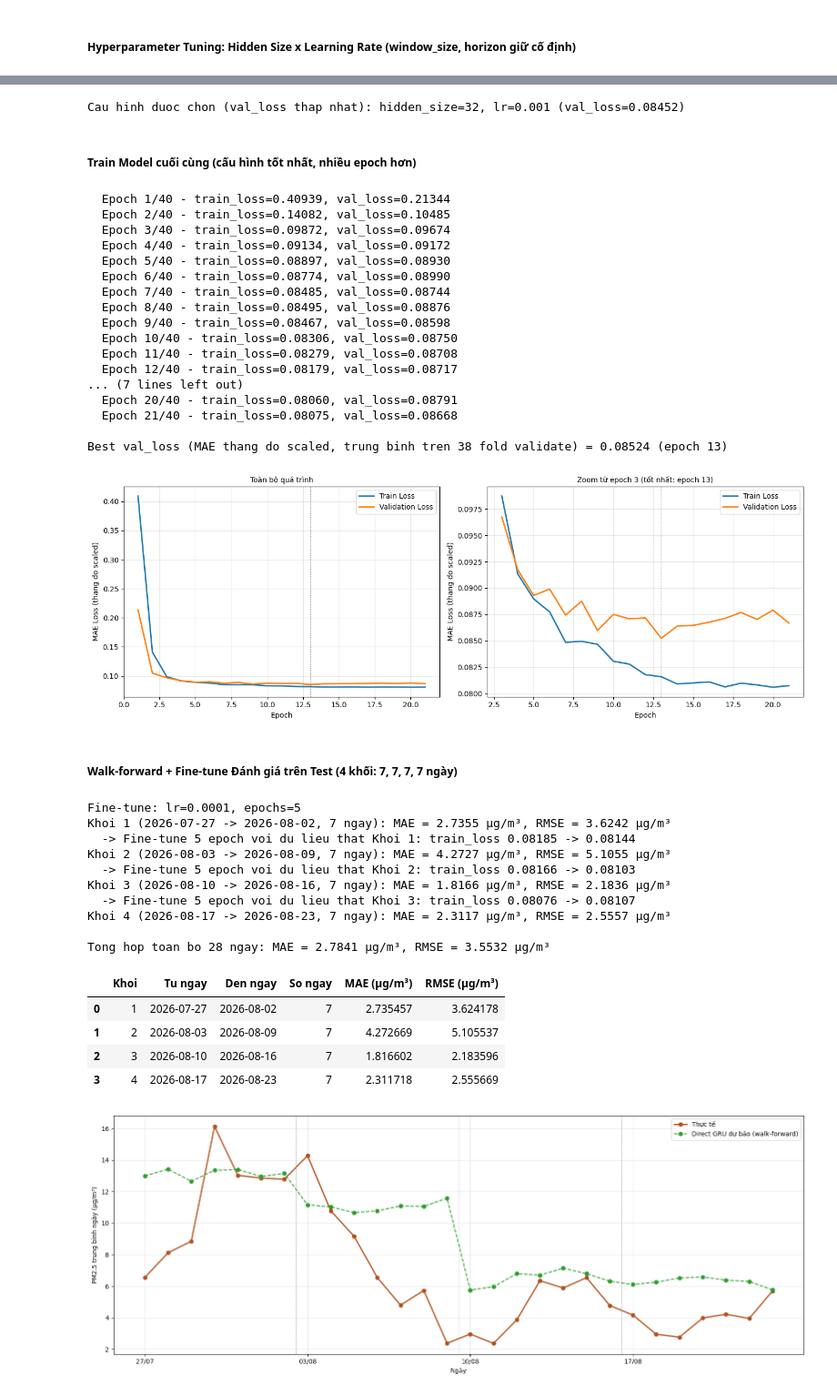
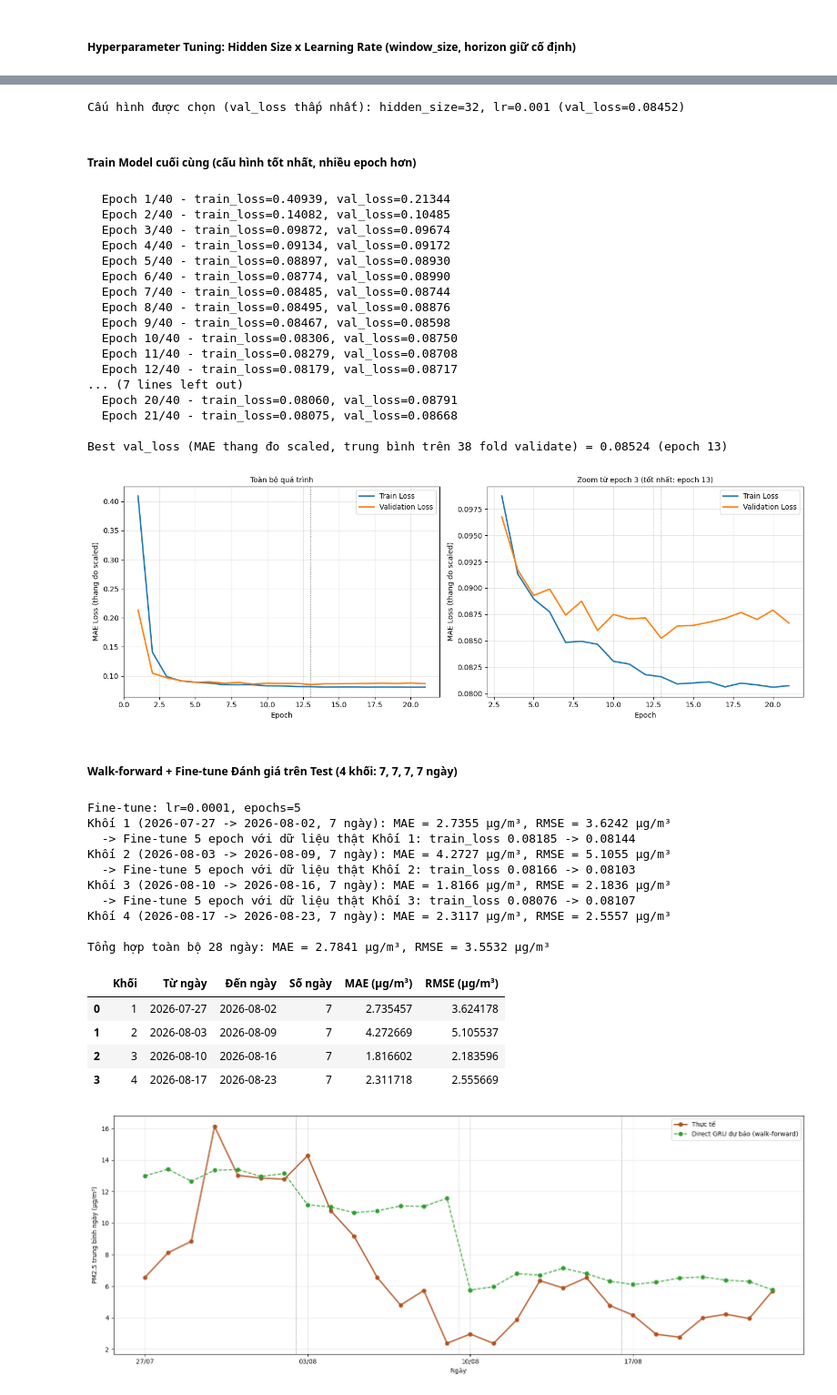
Before and after one commit to thiennguyen37-qn/PM2.5-GRU, a Jupyter notebook: 03_training_and_evaluation.ipynb, the cells around one changed output, grey strips where cells are left out. Shown at 91% size. Drawn from its saved outputs; the diff is of its cells as text; code cells hidden in the pictures.

```diff
--- a/03_training_and_evaluation.ipynb
+++ b/03_training_and_evaluation.ipynb
@@ -323,10 +323,10 @@ best_row = search_results_df.sort_values('val_loss').iloc[0]
 BEST_HIDDEN = int(best_row['hidden_size'])
 BEST_LR = float(best_row['lr'])
 
-print(f"Cau hinh duoc chon (val_loss thap nhat): hidden_size={BEST_HIDDEN}, lr={BEST_LR} "
+print(f"Cấu hình được chọn (val_loss thấp nhất): hidden_size={BEST_HIDDEN}, lr={BEST_LR} "
       f"(val_loss={best_row['val_loss']:.5f})")
 # %% [output]
-Cau hinh duoc chon (val_loss thap nhat): hidden_size=32, lr=0.001 (val_loss=0.08452)
+Cấu hình được chọn (val_loss thấp nhất): hidden_size=32, lr=0.001 (val_loss=0.08452)
 # %% [markdown]
 ##### Train Model cuối cùng (cấu hình tốt nhất, nhiều epoch hơn)
 # %%
@@ -336,7 +336,7 @@ final_model, final_val_loss, history = train_model(
     max_epochs=40, patience=8, device=device, verbose=True,
 )
 best_epoch = int(np.argmin(history['val_loss'])) + 1
-print(f"\nBest val_loss (MAE thang do scaled, trung binh tren {len(X_val)} fold validate) = {final_val_loss:.5f} (epoch {best_epoch})")
+print(f"\nBest val_loss (MAE thang đo scaled, trung bình trên {len(X_val)} fold validate) = {final_val_loss:.5f} (epoch {best_epoch})")
 
 # 2 panel: (trái) toàn bộ quá trình, (phải) zoom từ epoch 3 - vì 2 epoch đầu giảm quá mạnh
 # (0.41 -> 0.10) làm trục y bị kéo giãn, che mất diễn biến thật sự của các epoch còn lại
@@ -378,7 +378,7 @@ plt.show()
   Epoch 20/40 - train_loss=0.08060, val_loss=0.08791
   Epoch 21/40 - train_loss=0.08075, val_loss=0.08668
 
-Best val_loss (MAE thang do scaled, trung binh tren 38 fold validate) = 0.08524 (epoch 13)
+Best val_loss (MAE thang đo scaled, trung bình trên 38 fold validate) = 0.08524 (epoch 13)
 [figure]
 # %% [markdown]
 ##### Walk-forward + Fine-tune Đánh giá trên Test (4 khối: 7, 7, 7, 7 ngày)
@@ -387,8 +387,8 @@ FT_LR = BEST_LR * 0.1
 FT_EPOCHS = 5
 print(f"Fine-tune: lr={FT_LR}, epochs={FT_EPOCHS}")
 
-history_context = pool_scaled.tail(WINDOW_SIZE)  # lookback ban dau = het toan bo Pool (Train+Validate), ngay truoc Test
-extended_train = pool_scaled.copy()  # se mo rong dan bang du lieu that tung khoi, xuat phat tu toan bo Pool
+history_context = pool_scaled.tail(WINDOW_SIZE)  # lookback ban đầu = hết toàn bộ Pool (Train+Validate), ngày trước Test
+extended_train = pool_scaled.copy()  # sẽ mở rộng dần bằng dữ liệu thật từng khối, xuất phát từ toàn bộ Pool
 
 block_results = []
 all_true, all_pred, all_times = [], [], []
@@ -410,50 +410,50 @@ for i, block_size in enumerate(TEST_BLOCKS, start=1):
     true_pm25_block = pm25_full_raw.loc[block_target.index].values  # PM2.5 THẬT (thang đo gốc, không qua Residual)
     mae, rmse = mae_rmse(true_pm25_block, pred_pm25_block)
 
-    print(f"Khoi {i} ({block_target.index.min().date()} -> {block_target.index.max().date()}, "
-          f"{block_size} ngay): MAE = {mae:.4f} µg/m³, RMSE = {rmse:.4f} µg/m³")
+    print(f"Khối {i} ({block_target.index.min().date()} -> {block_target.index.max().date()}, "
+          f"{block_size} ngày): MAE = {mae:.4f} µg/m³, RMSE = {rmse:.4f} µg/m³")
 
-    block_results.append({'Khoi': i, 'Tu ngay': block_target.index.min().date(),
-                           'Den ngay': block_target.index.max().date(), 'So ngay': block_size,
+    block_results.append({'Khối': i, 'Từ ngày': block_target.index.min().date(),
+                           'Đến ngày': block_target.index.max().date(), 'Số ngày': block_size,
                            'MAE (µg/m³)': mae, 'RMSE (µg/m³)': rmse})
     all_true.append(true_pm25_block)
     all_pred.append(pred_pm25_block)
     all_times.append(block_target.index)
 
     # Cập nhật lookback: bỏ các ngày cũ nhất, thêm block THẬT vừa đánh giá, giữ đúng WINDOW_SIZE ngày gần nhất
     history_context = pd.concat([history_context, block_target]).tail(WINDOW_SIZE)
     extended_train = pd.concat([extended_train, block_target])
     start += block_size
 
     if i < len(TEST_BLOCKS):
         final_model, ft_losses = fine_tune(
             final_model, extended_train, pm25_col_idx, WINDOW_SIZE, HORIZON,
             lr=FT_LR, epochs=FT_EPOCHS, batch_size=64, device=device,
         )
-        print(f"  -> Fine-tune {FT_EPOCHS} epoch voi du lieu that Khoi {i}: "
+        print(f"  -> Fine-tune {FT_EPOCHS} epoch với dữ liệu thật Khối {i}: "
               f"train_loss {ft_losses[0]:.5f} -> {ft_losses[-1]:.5f}")
 
 true_pm25 = np.concatenate(all_true)
 pred_pm25 = np.concatenate(all_pred)
 target_times = pd.DatetimeIndex(np.concatenate(all_times))
 
 mae_overall, rmse_overall = mae_rmse(true_pm25, pred_pm25)
-print(f"\nTong hop toan bo {len(true_pm25)} ngay: MAE = {mae_overall:.4f} µg/m³, RMSE = {rmse_overall:.4f} µg/m³")
+print(f"\nTổng hợp toàn bộ {len(true_pm25)} ngày: MAE = {mae_overall:.4f} µg/m³, RMSE = {rmse_overall:.4f} µg/m³")
 
 block_df = pd.DataFrame(block_results)
 block_df
 # %% [output]
 Fine-tune: lr=0.0001, epochs=5
-Khoi 1 (2026-07-27 -> 2026-08-02, 7 ngay): MAE = 2.7355 µg/m³, RMSE = 3.6242 µg/m³
-  -> Fine-tune 5 epoch voi du lieu that Khoi 1: train_loss 0.08185 -> 0.08144
-Khoi 2 (2026-08-03 -> 2026-08-09, 7 ngay): MAE = 4.2727 µg/m³, RMSE = 5.1055 µg/m³
-  -> Fine-tune 5 epoch voi du lieu that Khoi 2: train_loss 0.08166 -> 0.08103
-Khoi 3 (2026-08-10 -> 2026-08-16, 7 ngay): MAE = 1.8166 µg/m³, RMSE = 2.1836 µg/m³
-  -> Fine-tune 5 epoch voi du lieu that Khoi 3: train_loss 0.08076 -> 0.08107
-Khoi 4 (2026-08-17 -> 2026-08-23, 7 ngay): MAE = 2.3117 µg/m³, RMSE = 2.5557 µg/m³
+Khối 1 (2026-07-27 -> 2026-08-02, 7 ngày): MAE = 2.7355 µg/m³, RMSE = 3.6242 µg/m³
+  -> Fine-tune 5 epoch với dữ liệu thật Khối 1: train_loss 0.08185 -> 0.08144
+Khối 2 (2026-08-03 -> 2026-08-09, 7 ngày): MAE = 4.2727 µg/m³, RMSE = 5.1055 µg/m³
+  -> Fine-tune 5 epoch với dữ liệu thật Khối 2: train_loss 0.08166 -> 0.08103
+Khối 3 (2026-08-10 -> 2026-08-16, 7 ngày): MAE = 1.8166 µg/m³, RMSE = 2.1836 µg/m³
+  -> Fine-tune 5 epoch với dữ liệu thật Khối 3: train_loss 0.08076 -> 0.08107
+Khối 4 (2026-08-17 -> 2026-08-23, 7 ngày): MAE = 2.3117 µg/m³, RMSE = 2.5557 µg/m³
 
-Tong hop toan bo 28 ngay: MAE = 2.7841 µg/m³, RMSE = 3.5532 µg/m³
+Tổng hợp toàn bộ 28 ngày: MAE = 2.7841 µg/m³, RMSE = 3.5532 µg/m³
-|  | Khoi | Tu ngay | Den ngay | So ngay | MAE (µg/m³) | RMSE (µg/m³) |
+|  | Khối | Từ ngày | Đến ngày | Số ngày | MAE (µg/m³) | RMSE (µg/m³) |
 | 0 | 1 | 2026-07-27 | 2026-08-02 | 7 | 2.735457 | 3.624178 |
 | 1 | 2 | 2026-08-03 | 2026-08-09 | 7 | 4.272669 | 5.105537 |
 | 2 | 3 | 2026-08-10 | 2026-08-16 | 7 | 1.816602 | 2.183596 |
```
Also changed, not shown: parts of 5 cells of this notebook.
